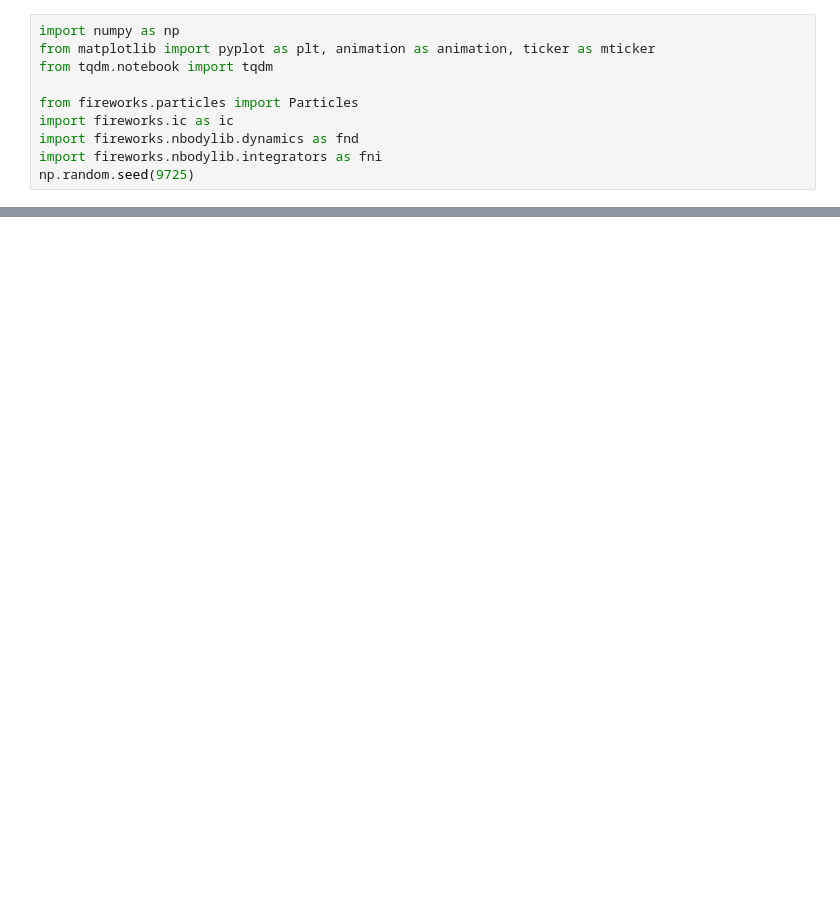
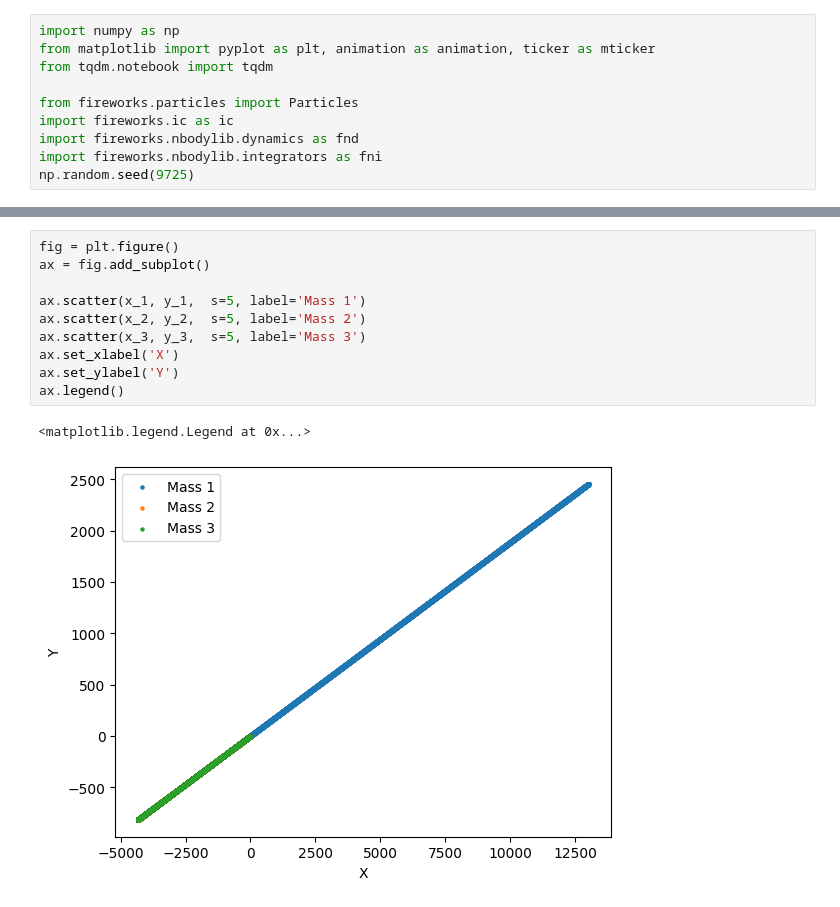
Before and after one commit to Berto70/pod_compastro23, a Jupyter notebook: assignment_3/3body.ipynb, the cells around one changed output, grey strips where cells are left out. Drawn from its saved outputs; the diff is of its cells as text; blank space fills up the shorter version.

```diff
--- a/assignment_3/3body.ipynb
+++ b/assignment_3/3body.ipynb
@@ -53,0 +123,13 @@ ax.legend()
+# %%
+fig = plt.figure()
+ax = fig.add_subplot()
+
+ax.scatter(x_1, y_1,  s=5, label='Mass 1')
+ax.scatter(x_2, y_2,  s=5, label='Mass 2')
+ax.scatter(x_3, y_3,  s=5, label='Mass 3')
+ax.set_xlabel('X')
+ax.set_ylabel('Y')
+ax.legend()
+# %% [output]
+<matplotlib.legend.Legend at 0x...>
+[figure, added]
```
Also changed, not shown: parts of 6 cells of this notebook, 4 other files.
